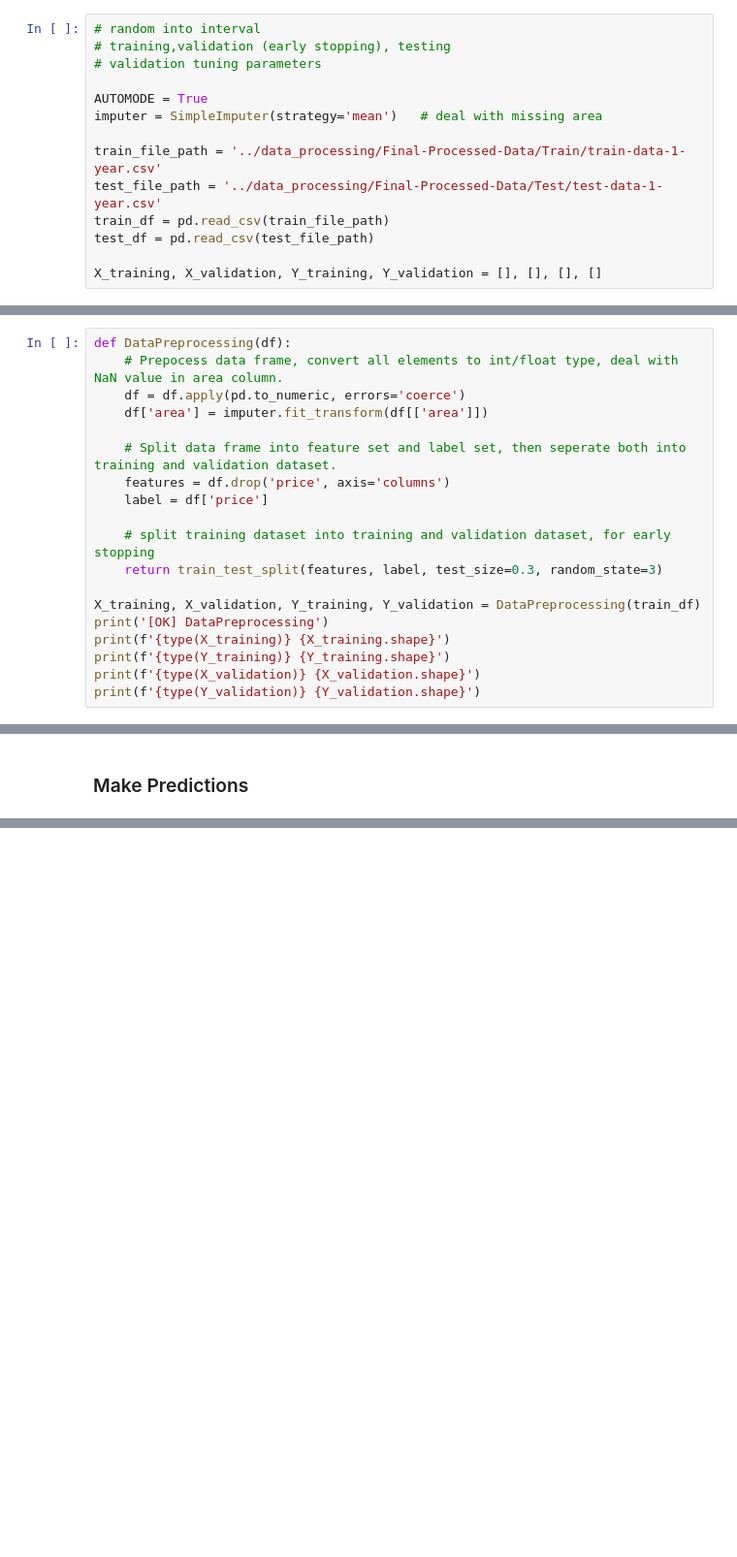
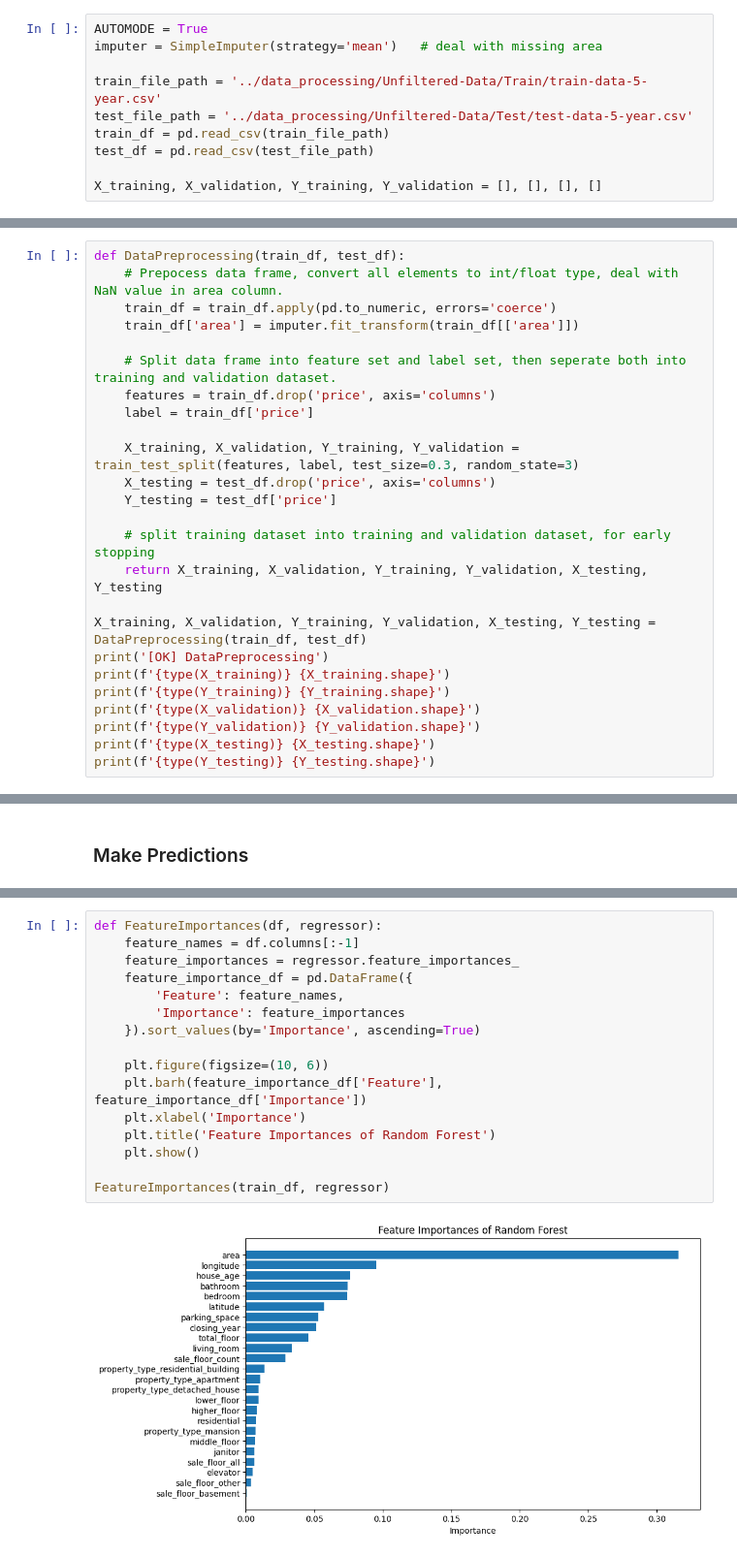
Before and after one commit to k38670462/ML_Project, a Jupyter notebook: random_forest/random_forest.ipynb, the cells around one changed output, grey strips where cells are left out. Shown: that part at 97% size. Saved outputs shown, nothing was run; the diff lists cells and outputs as text; blank space fills up the shorter version.

Commit message:
cv done, add feature importances

```diff
--- a/random_forest/random_forest.ipynb
+++ b/random_forest/random_forest.ipynb
@@ -23,15 +17,11 @@ from sklearn.metrics import (
 # %% [markdown]
 ### Global Variables
 # %%
-# random into interval
-# training,validation (early stopping), testing
-# validation tuning parameters
-
 AUTOMODE = True
 imputer = SimpleImputer(strategy='mean')   # deal with missing area
 
-train_file_path = '../data_processing/Final-Processed-Data/Train/train-data-1-year.csv'
-test_file_path = '../data_processing/Final-Processed-Data/Test/test-data-1-year.csv'
+train_file_path = '../data_processing/Unfiltered-Data/Train/train-data-5-year.csv'
+test_file_path = '../data_processing/Unfiltered-Data/Test/test-data-5-year.csv'
 train_df = pd.read_csv(train_file_path)
 test_df = pd.read_csv(test_file_path)
 
@@ -42,23 +32,29 @@ X_training, X_validation, Y_training, Y_validation = [], [], [], []
 - validation: early stopping
 - testing: evaluate model
 # %%
-def DataPreprocessing(df):
+def DataPreprocessing(train_df, test_df):
     # Prepocess data frame, convert all elements to int/float type, deal with NaN value in area column.
-    df = df.apply(pd.to_numeric, errors='coerce')
-    df['area'] = imputer.fit_transform(df[['area']])
+    train_df = train_df.apply(pd.to_numeric, errors='coerce')
+    train_df['area'] = imputer.fit_transform(train_df[['area']])
 
     # Split data frame into feature set and label set, then seperate both into training and validation dataset.
-    features = df.drop('price', axis='columns')
-    label = df['price']
+    features = train_df.drop('price', axis='columns')
+    label = train_df['price']
+
+    X_training, X_validation, Y_training, Y_validation = train_test_split(features, label, test_size=0.3, random_state=3)
+    X_testing = test_df.drop('price', axis='columns')
+    Y_testing = test_df['price']
 
     # split training dataset into training and validation dataset, for early stopping
-    return train_test_split(features, label, test_size=0.3, random_state=3)
+    return X_training, X_validation, Y_training, Y_validation, X_testing, Y_testing
 
-X_training, X_validation, Y_training, Y_validation = DataPreprocessing(train_df)
+X_training, X_validation, Y_training, Y_validation, X_testing, Y_testing = DataPreprocessing(train_df, test_df)
 print('[OK] DataPreprocessing')
 print(f'{type(X_training)} {X_training.shape}')
 print(f'{type(Y_training)} {Y_training.shape}')
 print(f'{type(X_validation)} {X_validation.shape}')
 print(f'{type(Y_validation)} {Y_validation.shape}')
+print(f'{type(X_testing)} {X_testing.shape}')
+print(f'{type(Y_testing)} {Y_testing.shape}')
 # %% [output]
 [OK] DataPreprocessing
@@ -236,0 +262,18 @@ R2 score: 0.908331261556717
+# %%
+def FeatureImportances(df, regressor):
+    feature_names = df.columns[:-1]
+    feature_importances = regressor.feature_importances_
+    feature_importance_df = pd.DataFrame({
+        'Feature': feature_names,
+        'Importance': feature_importances
+    }).sort_values(by='Importance', ascending=True)
+
+    plt.figure(figsize=(10, 6))
+    plt.barh(feature_importance_df['Feature'], feature_importance_df['Importance'])
+    plt.xlabel('Importance')
+    plt.title('Feature Importances of Random Forest')
+    plt.show()
+
+FeatureImportances(train_df, regressor)
+# %% [output]
+[figure, added]
```
Also changed, not shown: parts of 13 cells of this notebook, 4 other files.
